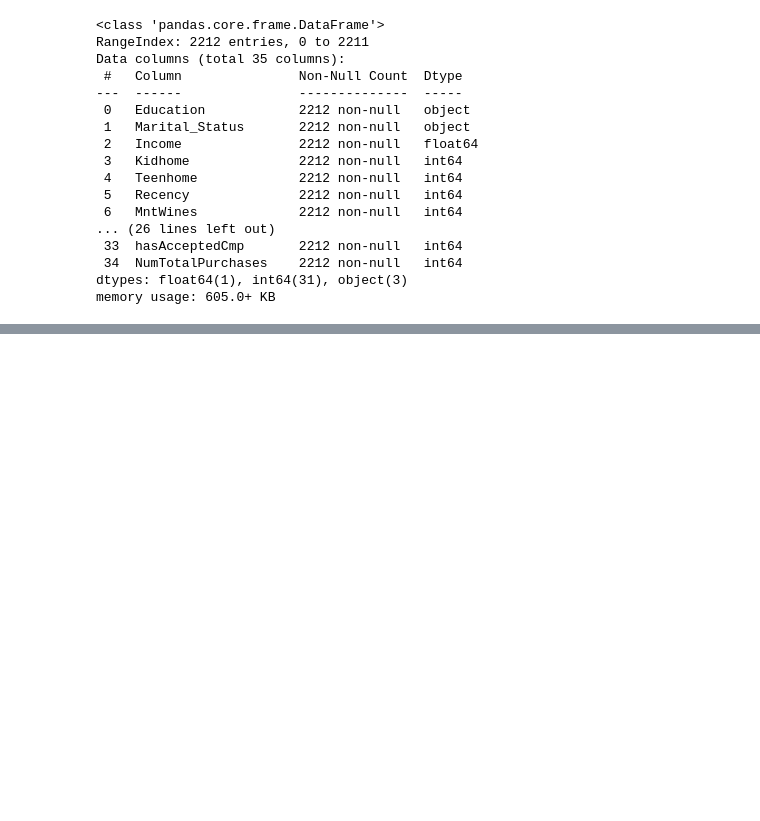
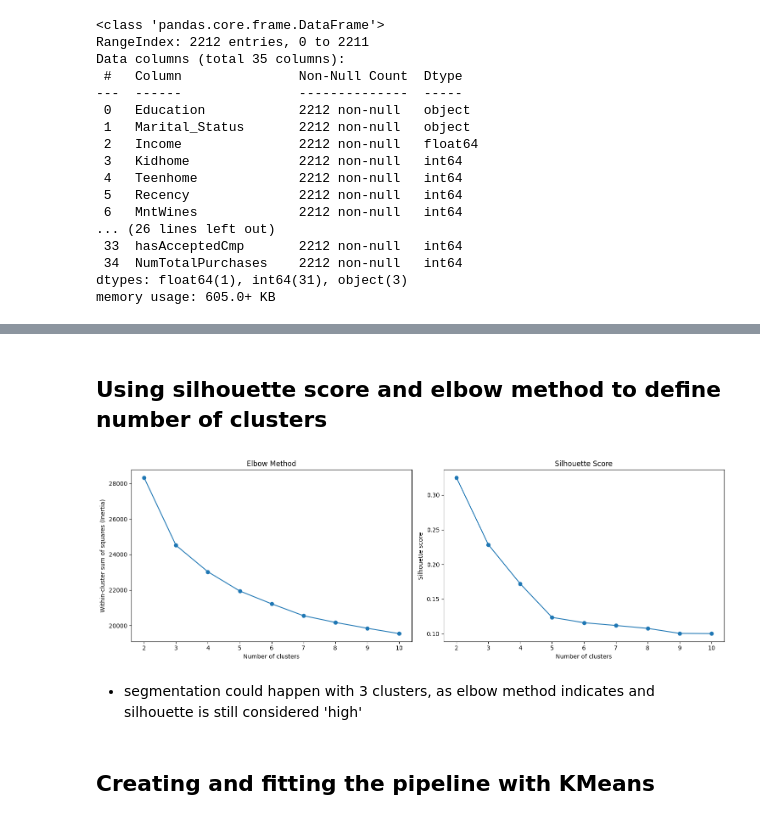
Before and after one commit to igornunespatricio/Clustering-Data-Analyst-iFood, a Jupyter notebook: notebooks/clustering.ipynb, the cells around one changed output, grey strips where cells are left out. Saved outputs shown, nothing was run; the diff lists cells and outputs as text; code cells hidden in the pictures; blank space fills up the shorter version.

Commit message:
KMeans clustering

```diff
--- a/notebooks/clustering.ipynb
+++ b/notebooks/clustering.ipynb
@@ -26,0 +149,10 @@ memory usage: 605.0+ KB
+# %% [markdown]
+## Using silhouette score and elbow method to define number of clusters
+# %%
+fig = elbow_and_silhouete_charts(dataframe=df_scaled);
+# %% [output]
+[figure, added]
+# %% [markdown]
+- segmentation could happen with 3 clusters, as elbow method indicates and silhouette is still considered 'high'
+# %% [markdown]
+## Creating and fitting the pipeline with KMeans
```
Also changed, not shown: parts of 15 cells of this notebook, 1 other file.
